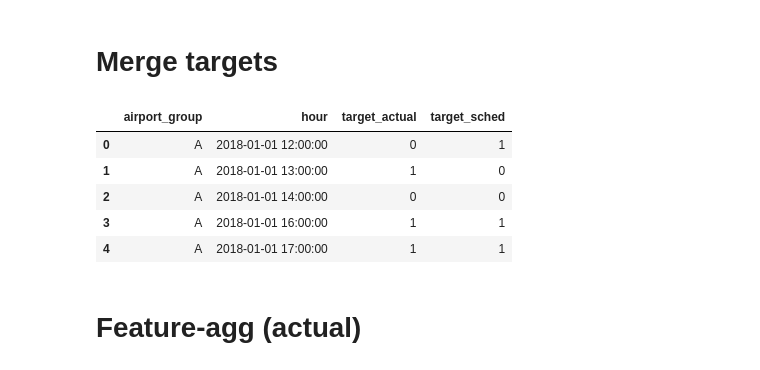
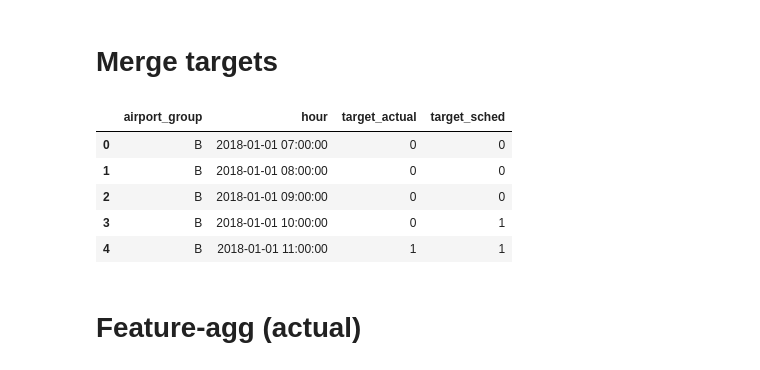
Before and after one commit to JakobBerg-Projects/avinor-ai, a Jupyter notebook: src/preprocessing.ipynb, the cells around one changed output. Saved outputs shown, nothing was run; the diff lists cells and outputs as text; code cells hidden in the pictures.

```diff
--- a/src/preprocessing.ipynb
+++ b/src/preprocessing.ipynb
@@ -182,3 +202,5 @@ df
+# %%
+grid = build_full_grid(df)
 # %% [markdown]
 # Intervaller (actual) + hourly overlap (actual)
 # %%
@@ -223,17 +245,19 @@ hourly_sched.head()
 # %% [markdown]
 # Merge targets
 # %%
-hourly = hourly_actual.merge(hourly_sched, on=["airport_group","hour"], how="left")
-hourly["target_sched"] = hourly["target_sched"].fillna(0).astype(int)
+hourly = (grid
+          .merge(hourly_actual, on=["airport_group","hour"], how="left")
+          .merge(hourly_sched,  on=["airport_group","hour"], how="left"))
+hourly[["target_actual","target_sched"]] = hourly[["target_actual","target_sched"]].fillna(0).astype(int)
 hourly["hour"] = pd.to_datetime(hourly["hour"])
 hourly.head()
 # %% [output]
 |  | airport_group | hour | target_actual | target_sched |
-| 0 | A | 2018-01-01 12:00:00 | 0 | 1 |
-| 1 | A | 2018-01-01 13:00:00 | 1 | 0 |
-| 2 | A | 2018-01-01 14:00:00 | 0 | 0 |
-| 3 | A | 2018-01-01 16:00:00 | 1 | 1 |
-| 4 | A | 2018-01-01 17:00:00 | 1 | 1 |
+| 0 | B | 2018-01-01 07:00:00 | 0 | 0 |
+| 1 | B | 2018-01-01 08:00:00 | 0 | 0 |
+| 2 | B | 2018-01-01 09:00:00 | 0 | 0 |
+| 3 | B | 2018-01-01 10:00:00 | 0 | 1 |
+| 4 | B | 2018-01-01 11:00:00 | 1 | 1 |
 # %% [markdown]
 # Feature-agg (actual)
 # %%
```
Also changed, not shown: parts of 9 cells of this notebook, 4 other files.
